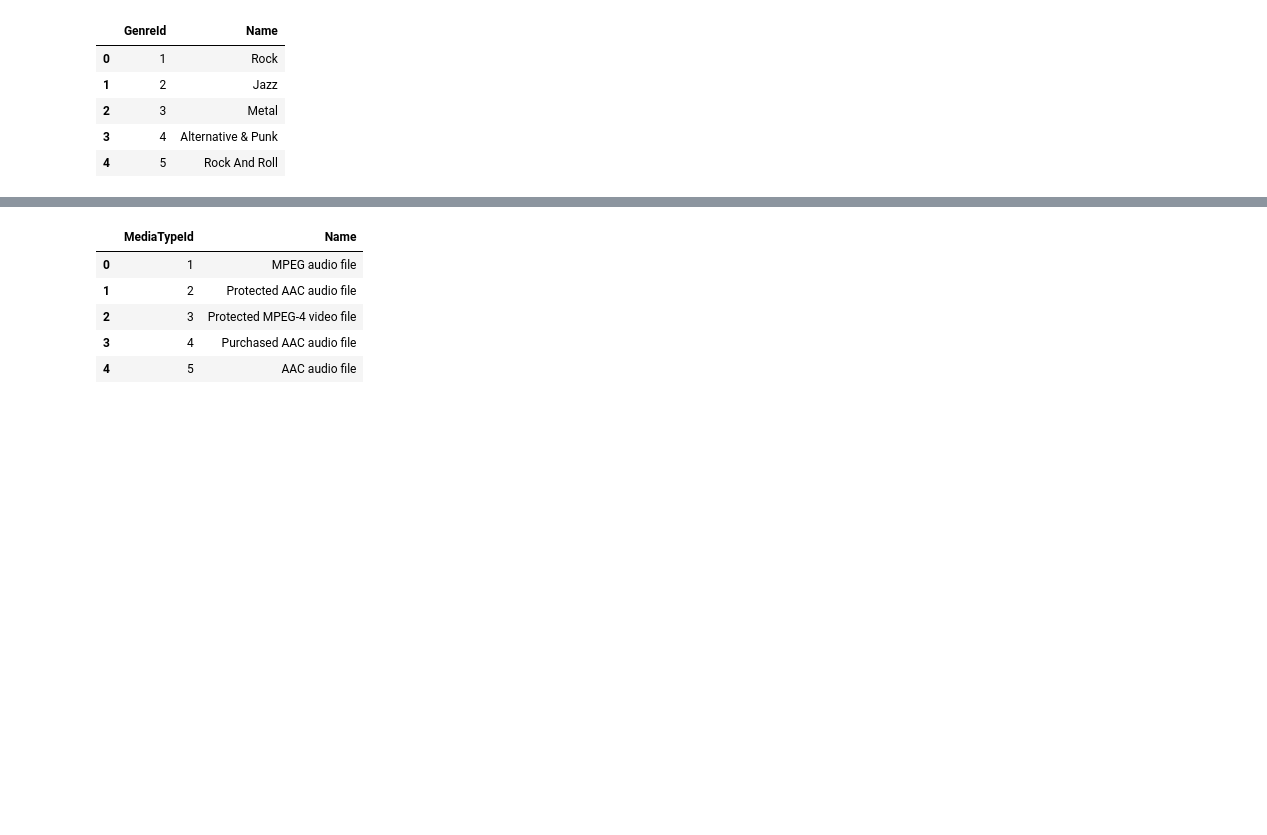
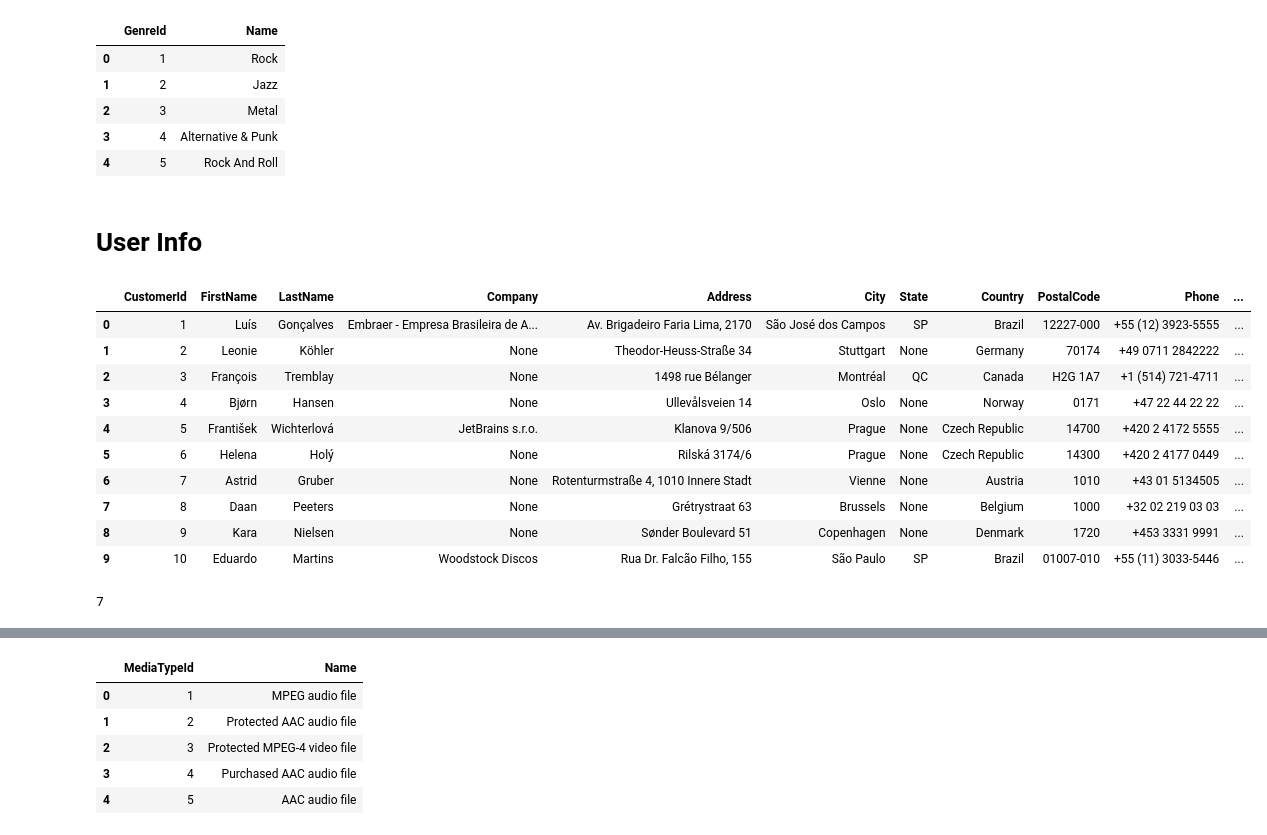
Before and after one commit to jakebroekhuizen/sql-support-bot, a Jupyter notebook: utils.ipynb, the cells around one changed output, grey strips where cells are left out. Cells and saved outputs as stored; diff of their text form; code cells hidden in the pictures; blank space fills up the shorter version.

```diff
--- a/utils.ipynb
+++ b/utils.ipynb
@@ -57,3 +58,37 @@ df
 | 2 | 3 | Metal |
 | 3 | 4 | Alternative & Punk |
 | 4 | 5 | Rock And Roll |
+# %% [markdown]
+<h1> User Info </h1>
+# %%
+query = "SELECT * FROM customers LIMIT 10;"
+# Use the get_connection method to access the underlying connection
+with db._engine.connect() as conn:
+    df = pd.read_sql_query(query, conn)
+df  # Display the DataFrame
+# %% [output]
+|  | CustomerId | FirstName | LastName | Company | Address | City | State | Country | PostalCode | Phone | ... |
+| 0 | 1 | Luís | Gonçalves | Embraer - Empresa Brasileira de A... | Av. Brigadeiro Faria Lima, 2170 | São José dos Campos | SP | Brazil | 12227-000 | +55 (12) 3923-5555 | ... |
+| 1 | 2 | Leonie | Köhler | None | Theodor-Heuss-Straße 34 | Stuttgart | None | Germany | 70174 | +49 0711 2842222 | ... |
+| 2 | 3 | François | Tremblay | None | 1498 rue Bélanger | Montréal | QC | Canada | H2G 1A7 | +1 (514) 721-4711 | ... |
+| 3 | 4 | Bjørn | Hansen | None | Ullevålsveien 14 | Oslo | None | Norway | 0171 | +47 22 44 22 22 | ... |
+| 4 | 5 | František | Wichterlová | JetBrains s.r.o. | Klanova 9/506 | Prague | None | Czech Republic | 14700 | +420 2 4172 5555 | ... |
+| 5 | 6 | Helena | Holý | None | Rilská 3174/6 | Prague | None | Czech Republic | 14300 | +420 2 4177 0449 | ... |
+| 6 | 7 | Astrid | Gruber | None | Rotenturmstraße 4, 1010 Innere Stadt | Vienne | None | Austria | 1010 | +43 01 5134505 | ... |
+| 7 | 8 | Daan | Peeters | None | Grétrystraat 63 | Brussels | None | Belgium | 1000 | +32 02 219 03 03 | ... |
+| 8 | 9 | Kara | Nielsen | None | Sønder Boulevard 51 | Copenhagen | None | Denmark | 1720 | +453 3331 9991 | ... |
+| 9 | 10 | Eduardo | Martins | Woodstock Discos | Rua Dr. Falcão Filho, 155 | São Paulo | SP | Brazil | 01007-010 | +55 (11) 3033-5446 | ... |
+# %%
+first_name = 'Astrid'
+last_name = 'Gruber'
+employees = db.run(
+    f"""
+    SELECT * FROM customers
+    WHERE FirstName='{first_name}' AND LastName='{last_name}'
+"""
+)
+employees
+employee_id = int(employees.strip("[]() ").split(',')[0])
+employee_id
+# %% [output]
+7
```
Also changed, not shown: parts of 3 cells of this notebook, 4 other files.
